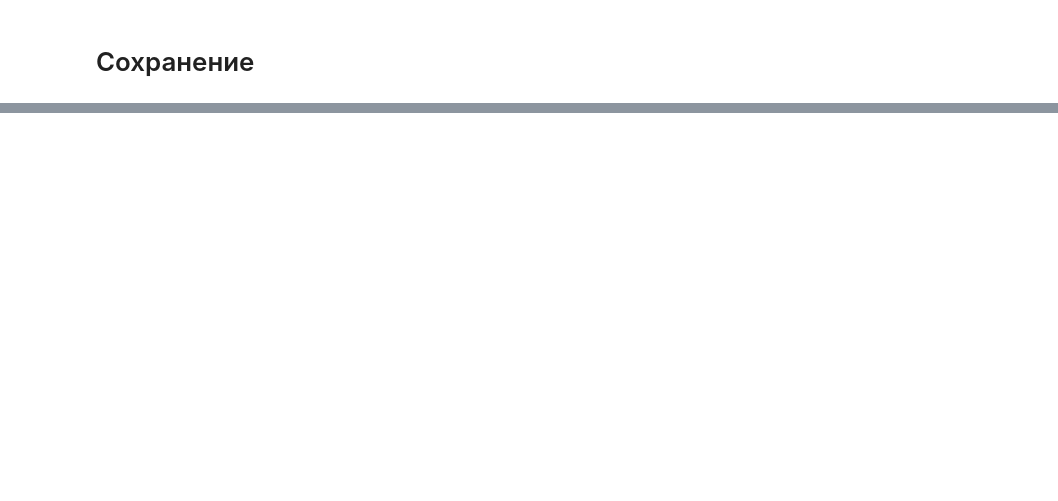
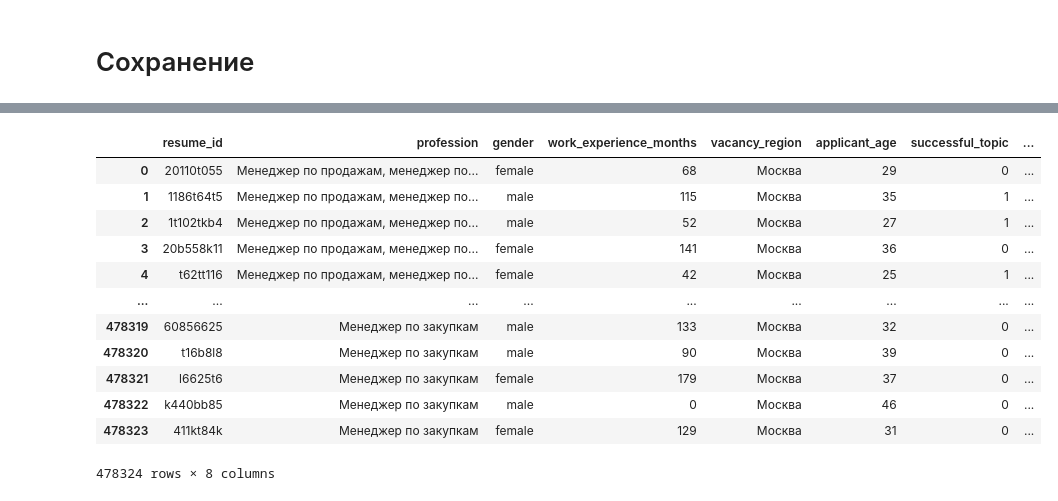
Before and after one commit to listens-to-spotify/-DA-NO-, a Jupyter notebook: preprocessing.ipynb, the cells around one changed output, grey strips where cells are left out. Saved outputs shown, nothing was run; the diff lists cells and outputs as text; code cells hidden in the pictures; blank space fills up the shorter version.

```diff
--- a/preprocessing.ipynb
+++ b/preprocessing.ipynb
@@ -341,14 +266,27 @@ Index(['topic_id', 'topic_creation_date', 'initial_state', 'final_state',
 # %%
 # Удаляем ненужные или вспомогаттельные столбцы
 df = df.drop(columns=[
-    'initial_state',
-    'final_state',
-    'year_of_birth',
-    'max_possible_experience',
-    'diff_in_exp',
-    'study_months',
-    'topic_creation_date',
-    'resume_creation_date',
-    'vacancy_creation_date'
+    'topic_id', 'topic_creation_date', 'initial_state', 'final_state', 'resume_creation_date',
+    'year_of_birth', 'resume_region', 'education_level', 'expected_salary',
+    'relocation_status', 'business_trip_readiness', 'work_schedule',
+    'resume_employment_type', 'resume_skills_list', 'vacancy_id', 'vacancy_creation_date',
+    'work_schedule_required', 'vacancy_employment_type', 'compensation_from', 'compensation_to', 'vacancy_skills_list'
 ])
+# %%
+df = df.reset_index(drop=True)
+df
+# %% [output]
+|  | resume_id | profession | gender | work_experience_months | vacancy_region | applicant_age | successful_topic | ... |
+| 0 | 20110t055 | Менеджер по продажам, менеджер по... | female | 68 | Москва | 29 | 0 | ... |
+| 1 | 1186t64t5 | Менеджер по продажам, менеджер по... | male | 115 | Москва | 35 | 1 | ... |
+| 2 | 1t102tkb4 | Менеджер по продажам, менеджер по... | male | 52 | Москва | 27 | 1 | ... |
+| 3 | 20b558k11 | Менеджер по продажам, менеджер по... | female | 141 | Москва | 36 | 0 | ... |
+| 4 | t62tt116 | Менеджер по продажам, менеджер по... | female | 42 | Москва | 25 | 1 | ... |
+| ... | ... | ... | ... | ... | ... | ... | ... | ... |
+| 478319 | 60856625 | Менеджер по закупкам | male | 133 | Москва | 32 | 0 | ... |
+| 478320 | t16b8l8 | Менеджер по закупкам | male | 90 | Москва | 39 | 0 | ... |
+| 478321 | l6625t6 | Менеджер по закупкам | female | 179 | Москва | 37 | 0 | ... |
+| 478322 | k440bb85 | Менеджер по закупкам | male | 0 | Москва | 46 | 0 | ... |
+| 478323 | 411kt84k | Менеджер по закупкам | female | 129 | Москва | 31 | 0 | ... |
+478324 rows × 8 columns
 # %%
```
Also changed, not shown: parts of 24 cells of this notebook.
